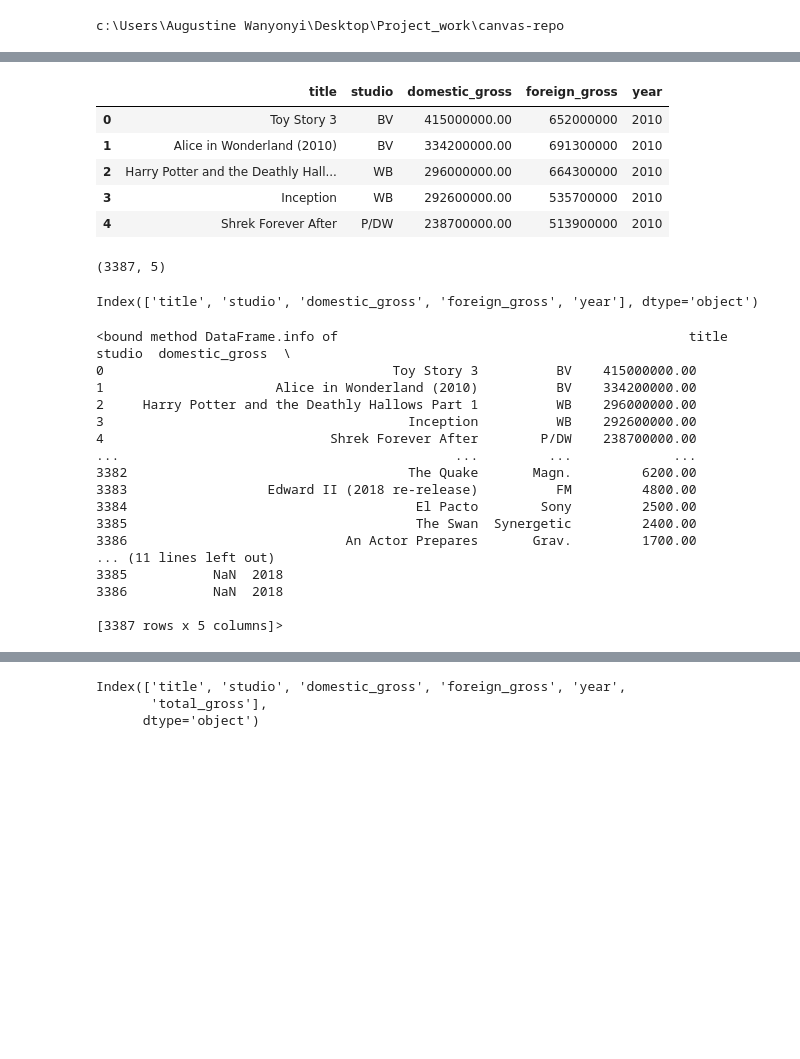
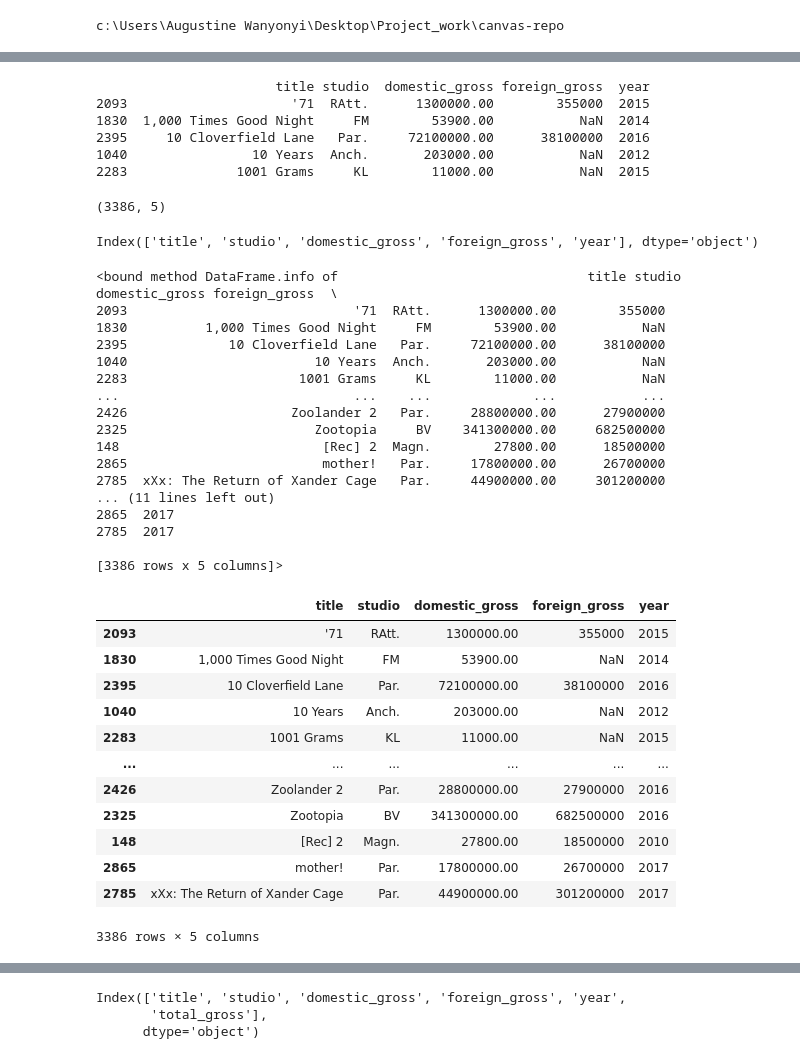
Before and after one commit to Mosota-Kemunto-Gladys-2020/Gladys-Mosota_dsc_phase_1_project, a Jupyter notebook: student.ipynb, the cells around one changed output, grey strips where cells are left out. Saved outputs shown, nothing was run; the diff lists cells and outputs as text; code cells hidden in the pictures; blank space fills up the shorter version.

```diff
--- a/student.ipynb
+++ b/student.ipynb
@@ -58,16 +67,25 @@ I will create visualizations to better understand and present the data.
 
 file_path = r'zippedData\bom.movie_gross.csv.gz'
 bom_movie_gross= pd.read_csv(file_path,compression='gzip')
-bom_movie_gross.head()
+
+# Sorting the movies by their titles
+sorted_bom_movie_gross = bom_movie_gross.sort_values(by='title').drop_duplicates(subset='title', keep='first')
+
+# Save the sorted dataframe to a new CSV file
+sorted_file_path = 'sorted_bom_movie_gross.csv'
+sorted_bom_movie_gross.to_csv(sorted_file_path, index=False)
+
+# Display the first few rows of the dataframe
+print(sorted_bom_movie_gross.head())
 # %% [output]
-|  | title | studio | domestic_gross | foreign_gross | year |
-| 0 | Toy Story 3 | BV | 415000000.00 | 652000000 | 2010 |
-| 1 | Alice in Wonderland (2010) | BV | 334200000.00 | 691300000 | 2010 |
-| 2 | Harry Potter and the Deathly Hall... | WB | 296000000.00 | 664300000 | 2010 |
-| 3 | Inception | WB | 292600000.00 | 535700000 | 2010 |
-| 4 | Shrek Forever After | P/DW | 238700000.00 | 513900000 | 2010 |
+                       title studio  domestic_gross foreign_gross  year
+2093                     '71  RAtt.      1300000.00        355000  2015
+1830  1,000 Times Good Night     FM        53900.00           NaN  2014
+2395     10 Cloverfield Lane   Par.     72100000.00      38100000  2016
+1040                10 Years  Anch.       203000.00           NaN  2012
+2283              1001 Grams     KL        11000.00           NaN  2015
 # %%
-bom_movie_gross.shape
+sorted_bom_movie_gross.shape
 # %% [output]
-(3387, 5)
+(3386, 5)
 # %%
@@ -75,24 +93,40 @@ bom_movie_gross.columns
 # %% [output]
 Index(['title', 'studio', 'domestic_gross', 'foreign_gross', 'year'], dtype='object')
 # %%
-bom_movie_gross.info
+sorted_bom_movie_gross.info
 # %% [output]
-<bound method DataFrame.info of                                             title      studio  domestic_gross  \
-0                                     Toy Story 3          BV    415000000.00
-1                      Alice in Wonderland (2010)          BV    334200000.00
-2     Harry Potter and the Deathly Hallows Part 1          WB    296000000.00
-3                                       Inception          WB    292600000.00
-4                             Shrek Forever After        P/DW    238700000.00
-...                                           ...         ...             ...
-3382                                    The Quake       Magn.         6200.00
-3383                  Edward II (2018 re-release)          FM         4800.00
-3384                                     El Pacto        Sony         2500.00
-3385                                     The Swan  Synergetic         2400.00
-3386                            An Actor Prepares       Grav.         1700.00
+<bound method DataFrame.info of                                title studio  domestic_gross foreign_gross  \
+2093                             '71  RAtt.      1300000.00        355000
+1830          1,000 Times Good Night     FM        53900.00           NaN
+2395             10 Cloverfield Lane   Par.     72100000.00      38100000
+1040                        10 Years  Anch.       203000.00           NaN
+2283                      1001 Grams     KL        11000.00           NaN
+...                              ...    ...             ...           ...
+2426                     Zoolander 2   Par.     28800000.00      27900000
+2325                        Zootopia     BV    341300000.00     682500000
+148                          [Rec] 2  Magn.        27800.00      18500000
+2865                         mother!   Par.     17800000.00      26700000
+2785  xXx: The Return of Xander Cage   Par.     44900000.00     301200000
 ... (11 lines left out)
-3385           NaN  2018
-3386           NaN  2018
+2865  2017
+2785  2017
 
-[3387 rows x 5 columns]>
+[3386 rows x 5 columns]>
+# %%
+sorted_bom_movie_gross
+# %% [output]
+|  | title | studio | domestic_gross | foreign_gross | year |
+| 2093 | '71 | RAtt. | 1300000.00 | 355000 | 2015 |
+| 1830 | 1,000 Times Good Night | FM | 53900.00 | NaN | 2014 |
+| 2395 | 10 Cloverfield Lane | Par. | 72100000.00 | 38100000 | 2016 |
+| 1040 | 10 Years | Anch. | 203000.00 | NaN | 2012 |
+| 2283 | 1001 Grams | KL | 11000.00 | NaN | 2015 |
+| ... | ... | ... | ... | ... | ... |
+| 2426 | Zoolander 2 | Par. | 28800000.00 | 27900000 | 2016 |
+| 2325 | Zootopia | BV | 341300000.00 | 682500000 | 2016 |
+| 148 | [Rec] 2 | Magn. | 27800.00 | 18500000 | 2010 |
+| 2865 | mother! | Par. | 17800000.00 | 26700000 | 2017 |
+| 2785 | xXx: The Return of Xander Cage | Par. | 44900000.00 | 301200000 | 2017 |
+3386 rows × 5 columns
 # %%
 # Analyse date to check for Unique values in 'domestic_gross' and Unique values in 'foreign_gross
```
Also changed, not shown: parts of 27 cells of this notebook, 5 other files.
